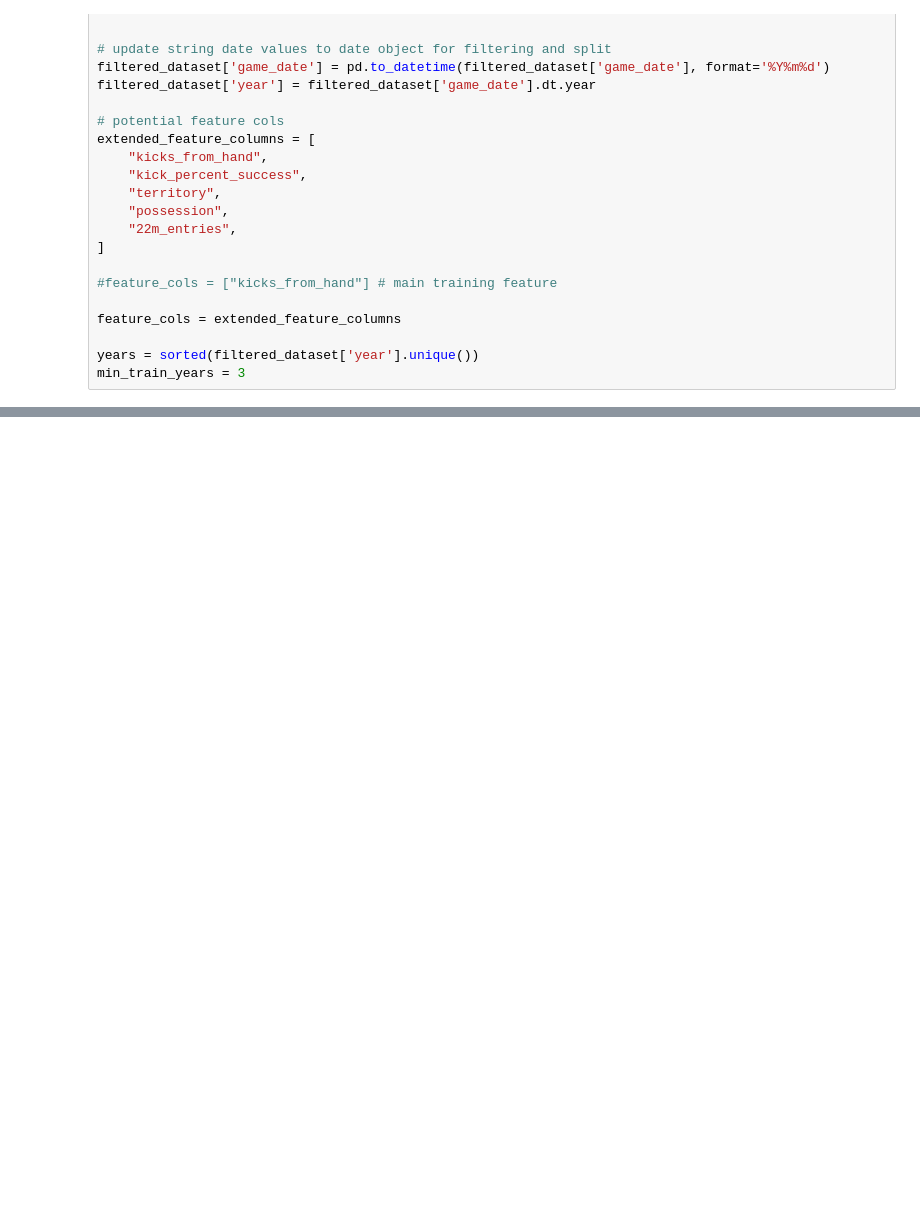
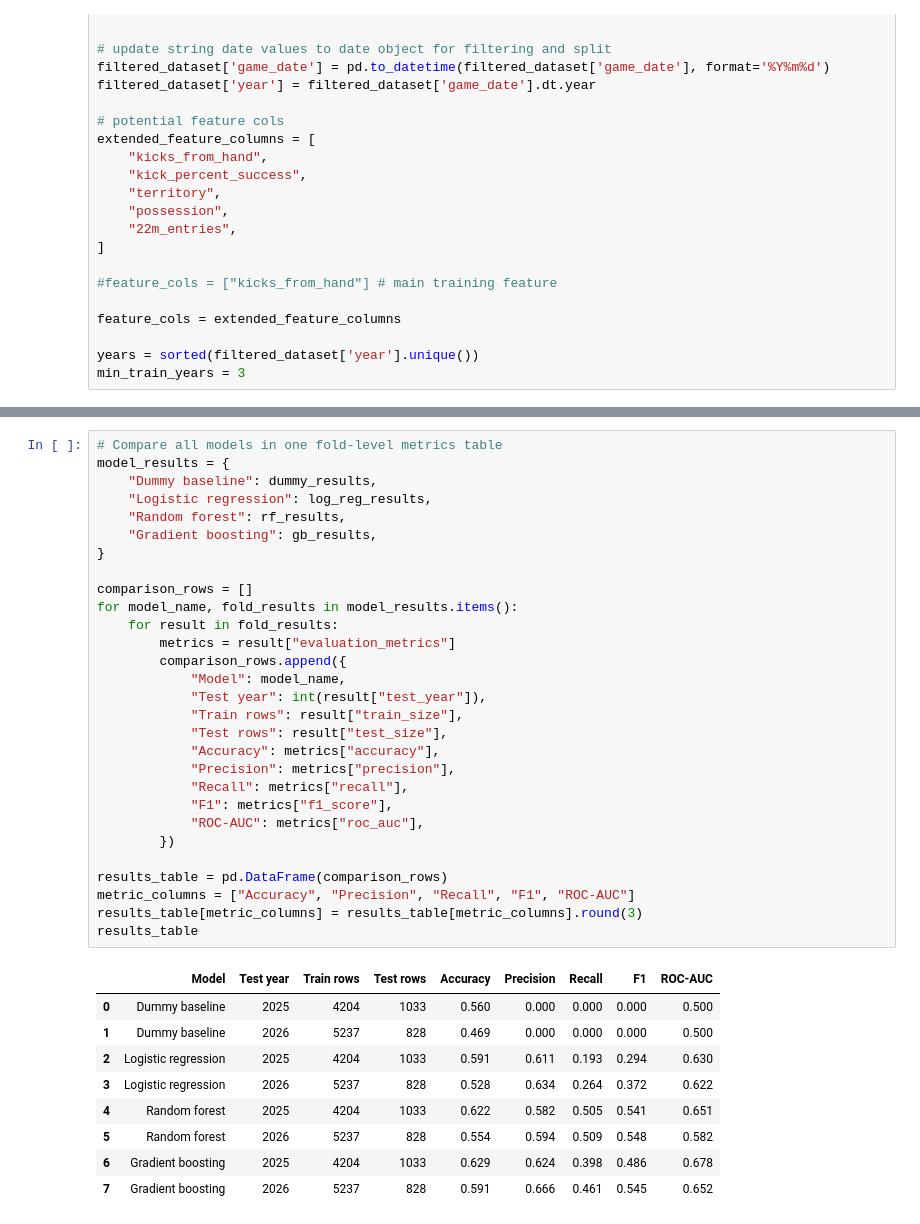
Before and after one commit to ronankenny17/machine-learning, a Jupyter notebook: src/ml_project.ipynb, the cells around one changed output, grey strips where cells are left out. Cells and saved outputs as stored; diff of their text form; blank space fills up the shorter version.

```diff
--- a/src/ml_project.ipynb
+++ b/src/ml_project.ipynb
@@ -271,0 +237,39 @@ Fold 1:   ROC AUC: 0.652 | Train Years: [np.int32(2022), np.int32(2023), np.int3
+# %%
+# Compare all models in one fold-level metrics table
+model_results = {
+    "Dummy baseline": dummy_results,
+    "Logistic regression": log_reg_results,
+    "Random forest": rf_results,
+    "Gradient boosting": gb_results,
+}
+
+comparison_rows = []
+for model_name, fold_results in model_results.items():
+    for result in fold_results:
+        metrics = result["evaluation_metrics"]
+        comparison_rows.append({
+            "Model": model_name,
+            "Test year": int(result["test_year"]),
+            "Train rows": result["train_size"],
+            "Test rows": result["test_size"],
+            "Accuracy": metrics["accuracy"],
+            "Precision": metrics["precision"],
+            "Recall": metrics["recall"],
+            "F1": metrics["f1_score"],
+            "ROC-AUC": metrics["roc_auc"],
+        })
+
+results_table = pd.DataFrame(comparison_rows)
+metric_columns = ["Accuracy", "Precision", "Recall", "F1", "ROC-AUC"]
+results_table[metric_columns] = results_table[metric_columns].round(3)
+results_table
+# %% [output]
+|  | Model | Test year | Train rows | Test rows | Accuracy | Precision | Recall | F1 | ROC-AUC |
+| 0 | Dummy baseline | 2025 | 4204 | 1033 | 0.560 | 0.000 | 0.000 | 0.000 | 0.500 |
+| 1 | Dummy baseline | 2026 | 5237 | 828 | 0.469 | 0.000 | 0.000 | 0.000 | 0.500 |
+| 2 | Logistic regression | 2025 | 4204 | 1033 | 0.591 | 0.611 | 0.193 | 0.294 | 0.630 |
+| 3 | Logistic regression | 2026 | 5237 | 828 | 0.528 | 0.634 | 0.264 | 0.372 | 0.622 |
+| 4 | Random forest | 2025 | 4204 | 1033 | 0.622 | 0.582 | 0.505 | 0.541 | 0.651 |
+| 5 | Random forest | 2026 | 5237 | 828 | 0.554 | 0.594 | 0.509 | 0.548 | 0.582 |
+| 6 | Gradient boosting | 2025 | 4204 | 1033 | 0.629 | 0.624 | 0.398 | 0.486 | 0.678 |
+| 7 | Gradient boosting | 2026 | 5237 | 828 | 0.591 | 0.666 | 0.461 | 0.545 | 0.652 |
```
Also changed, not shown: parts of 5 cells of this notebook.
